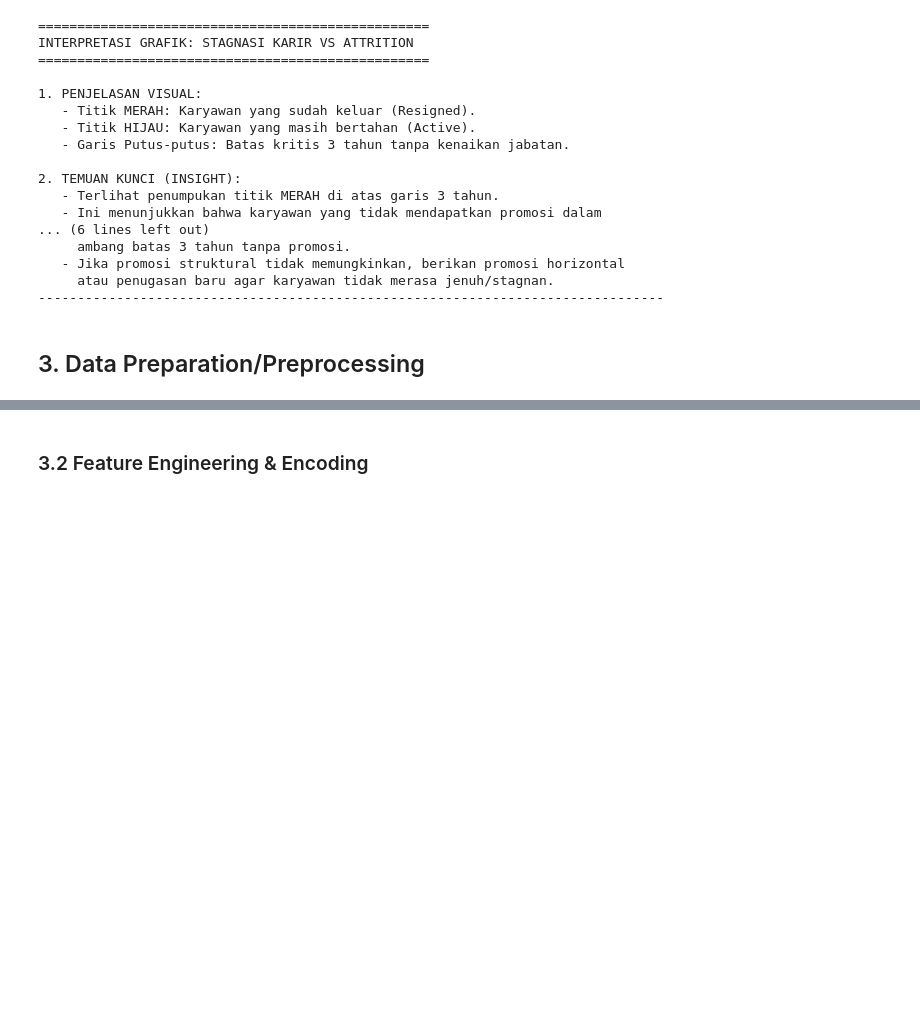
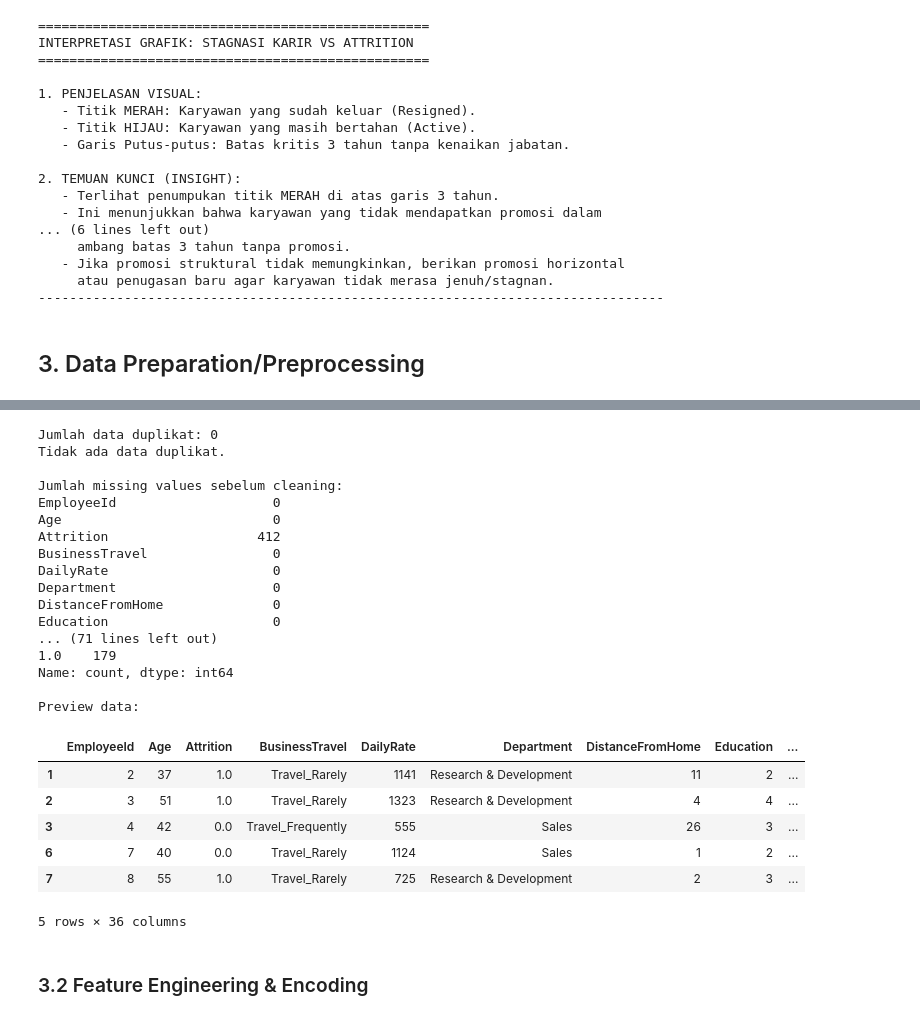
Before and after one commit to adetyatino/Data.Science_Project, a Jupyter notebook: notebook.ipynb, the cells around one changed output, grey strips where cells are left out. Saved outputs shown, nothing was run; the diff lists cells and outputs as text; code cells hidden in the pictures; blank space fills up the shorter version.

```diff
--- a/notebook.ipynb
+++ b/notebook.ipynb
@@ -656,3 +592,72 @@ Dataset berhasil disimpan sebagai employee_data_clean.csv
+# %%
+# Load data
+df = pd.read_csv('employee_data.csv')
+
+# =========================
+# Cleaning Data Duplikat
+# =========================
+jml_duplikat = df.duplicated().sum()
+print(f"Jumlah data duplikat: {jml_duplikat}")
+
+if jml_duplikat > 0:
+    df = df.drop_duplicates()
+    print("Data duplikat berhasil dihapus.")
+else:
+    print("Tidak ada data duplikat.")
+
+# =========================
+# Cleaning Missing Values
+# =========================
+print("\nJumlah missing values sebelum cleaning:")
+print(df.isnull().sum())
+
+# Drop kolom krusial
+df_cleaned = df.dropna(subset=['Attrition', 'Age', 'MonthlyIncome', 'OverTime']).copy()
+
+# =========================
+# Feature Engineering
+# =========================
+df_cleaned['Attrition_Status'] = df_cleaned['Attrition'].map({
+    1.0: 'Resigned',
+    0.0: 'Stayed'
+})
+
+print("\nJumlah missing values setelah cleaning:")
+print(df_cleaned.isnull().sum())
+
+# =========================
+# Validasi hasil
+# =========================
+print("\nDistribusi Attrition:")
+print(df_cleaned['Attrition'].value_counts())
+
+print("\nPreview data:")
+df_cleaned.head()
+# %% [output]
+Jumlah data duplikat: 0
+Tidak ada data duplikat.
+
+Jumlah missing values sebelum cleaning:
+EmployeeId                    0
+Age                           0
+Attrition                   412
+BusinessTravel                0
+DailyRate                     0
+Department                    0
+DistanceFromHome              0
+Education                     0
+... (71 lines left out)
+1.0    179
+Name: count, dtype: int64
+
+Preview data:
+|  | EmployeeId | Age | Attrition | BusinessTravel | DailyRate | Department | DistanceFromHome | Education | ... |
+| 1 | 2 | 37 | 1.0 | Travel_Rarely | 1141 | Research & Development | 11 | 2 | ... |
+| 2 | 3 | 51 | 1.0 | Travel_Rarely | 1323 | Research & Development | 4 | 4 | ... |
+| 3 | 4 | 42 | 0.0 | Travel_Frequently | 555 | Sales | 26 | 3 | ... |
+| 6 | 7 | 40 | 0.0 | Travel_Rarely | 1124 | Sales | 1 | 2 | ... |
+| 7 | 8 | 55 | 1.0 | Travel_Rarely | 725 | Research & Development | 2 | 3 | ... |
+5 rows × 36 columns
 # %% [markdown]
 ### 3.2 Feature Engineering & Encoding
 # %%
```
Also changed, not shown: parts of 12 cells of this notebook, 3 other files.
